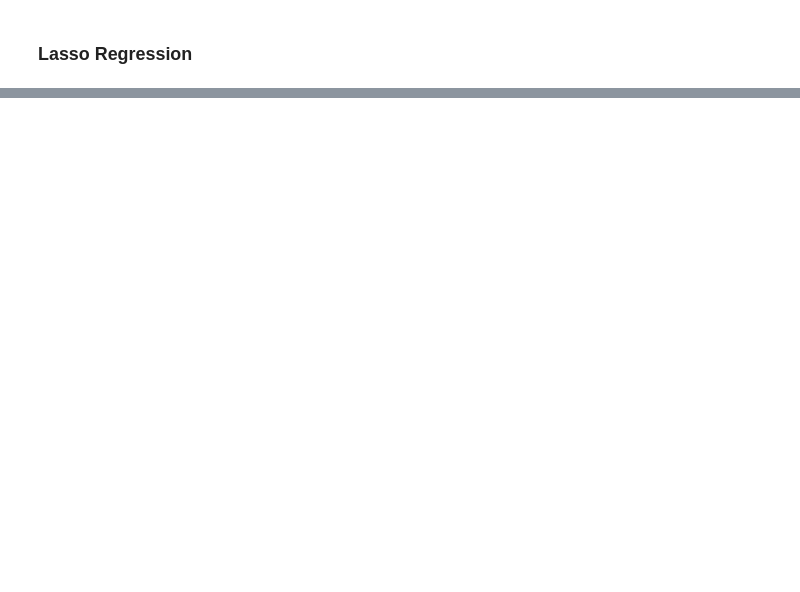
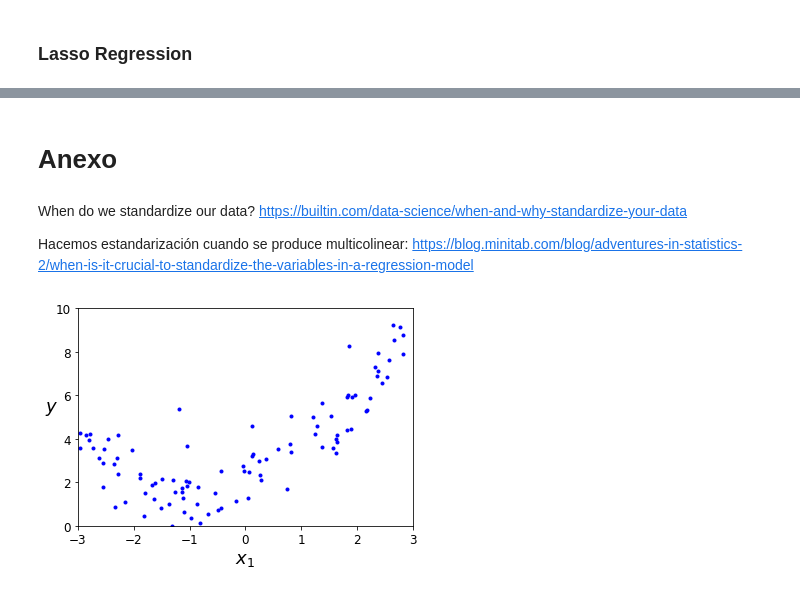
Before and after one commit to amujica/Machine-Learning, a Jupyter notebook: Regression.ipynb, the cells around one changed output, grey strips where cells are left out. Drawn from its saved outputs; the diff is of its cells as text; code cells hidden in the pictures; blank space fills up the shorter version.

```diff
--- a/Linear Regression.ipynb
+++ b/Regression.ipynb
@@ -368,0 +433,18 @@ plt.show()
+# %% [markdown]
+# Anexo
+# %% [markdown]
+When do we standardize our data? https://builtin.com/data-science/when-and-why-standardize-your-data
+
+Hacemos estandarización cuando se produce multicolinear: https://blog.minitab.com/blog/adventures-in-statistics-2/when-is-it-crucial-to-standardize-the-variables-in-a-regression-model
+# %%
+m = 100
+X = 6 * np.random.rand(m, 1) - 3
+y = 0.5 * X**2 + X + 2 + np.random.randn(m, 1)
+# %%
+plt.plot(X, y, "b.")
+plt.xlabel("$x_1$", fontsize=18)
+plt.ylabel("$y$", rotation=0, fontsize=18)
+plt.axis([-3, 3, 0, 10])
+plt.show()
+# %% [output]
+[figure, added]
```
Also changed, not shown: parts of 11 cells of this notebook, 1 other file.
